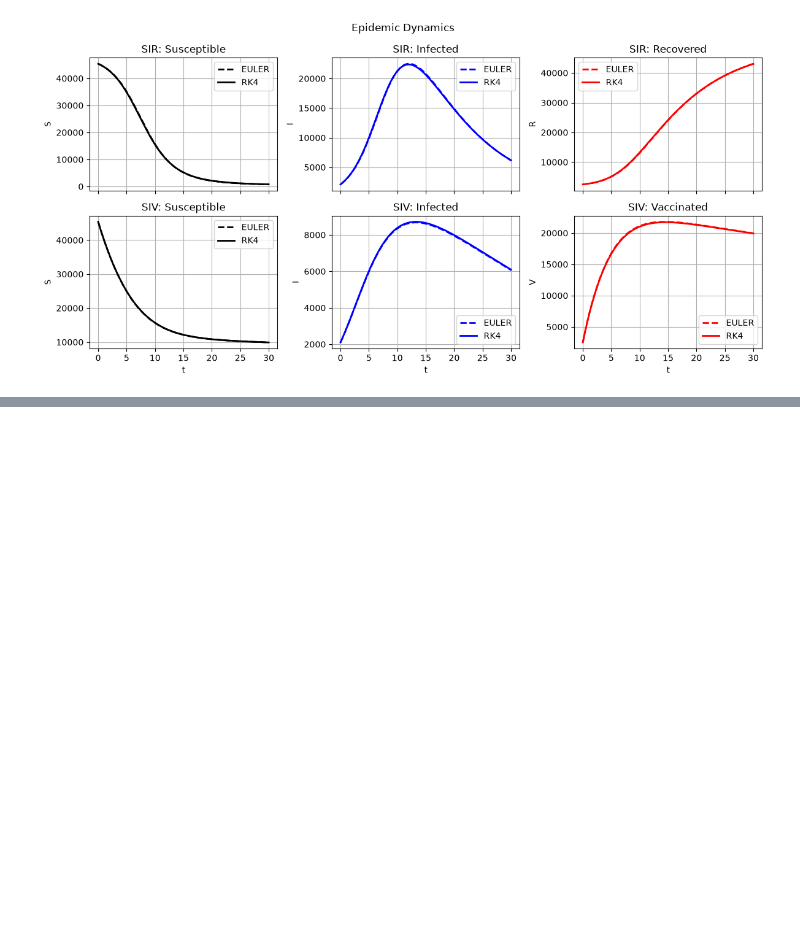
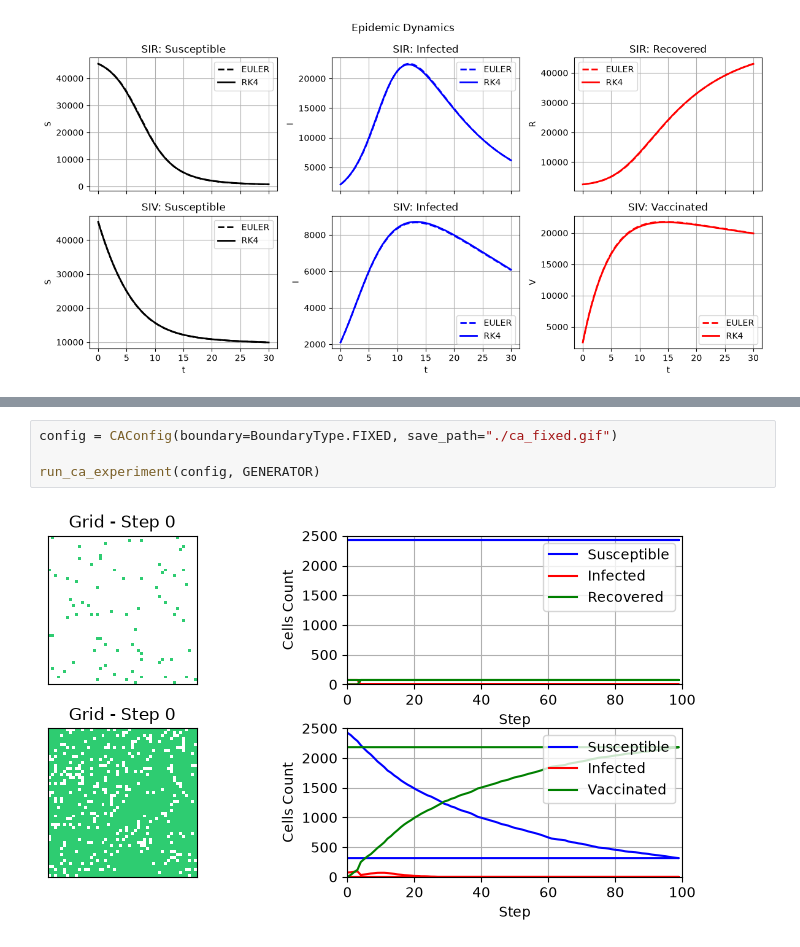
Before and after one commit to KlymentievMaksym/BMMNS, a Jupyter notebook: labs/lab8/lab8.ipynb, the cells around one changed output, grey strips where cells are left out. Saved outputs shown, nothing was run; the diff lists cells and outputs as text; blank space fills up the shorter version.

```diff
--- a/labs/lab8/lab8.ipynb
+++ b/labs/lab8/lab8.ipynb
@@ -17,0 +23,6 @@ run_ca_experiment(config)
+# %%
+config = CAConfig(boundary=BoundaryType.FIXED, save_path="./ca_fixed.gif")
+
+run_ca_experiment(config, GENERATOR)
+# %% [output]
+[figure, added]
```
Also changed, not shown: parts of 4 cells of this notebook, 3 other files.
